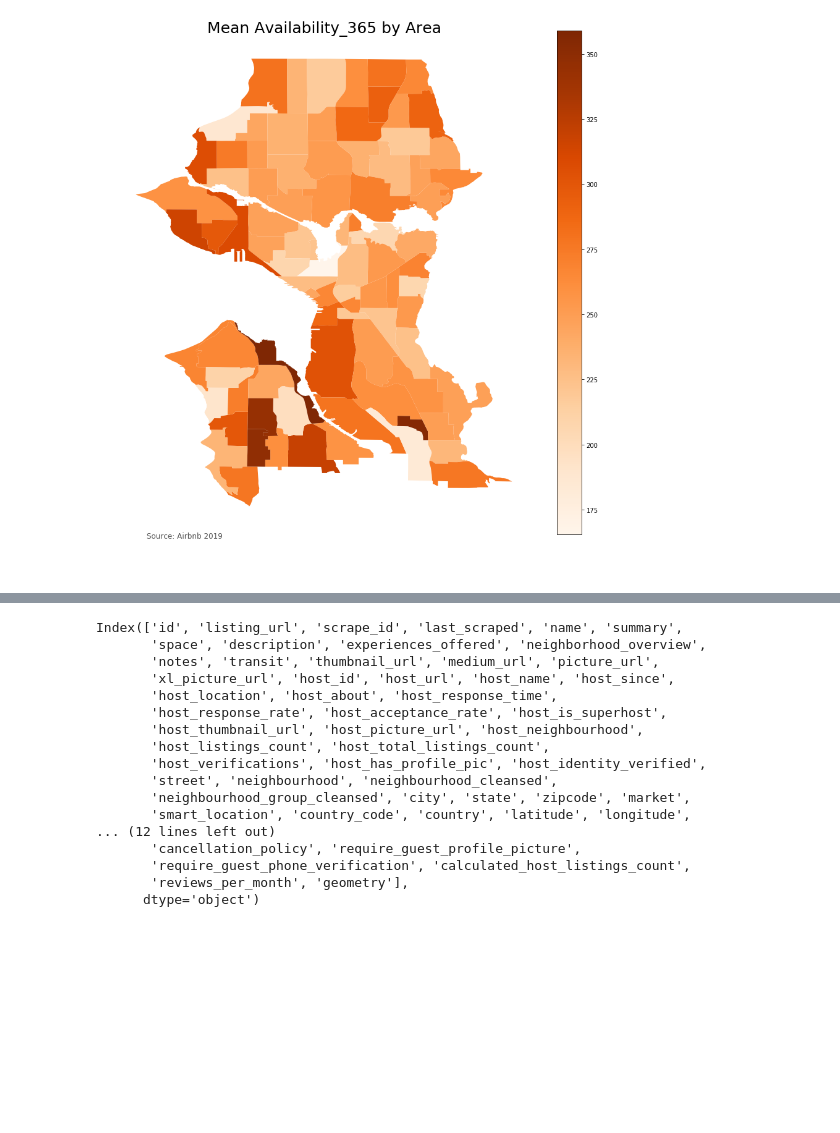
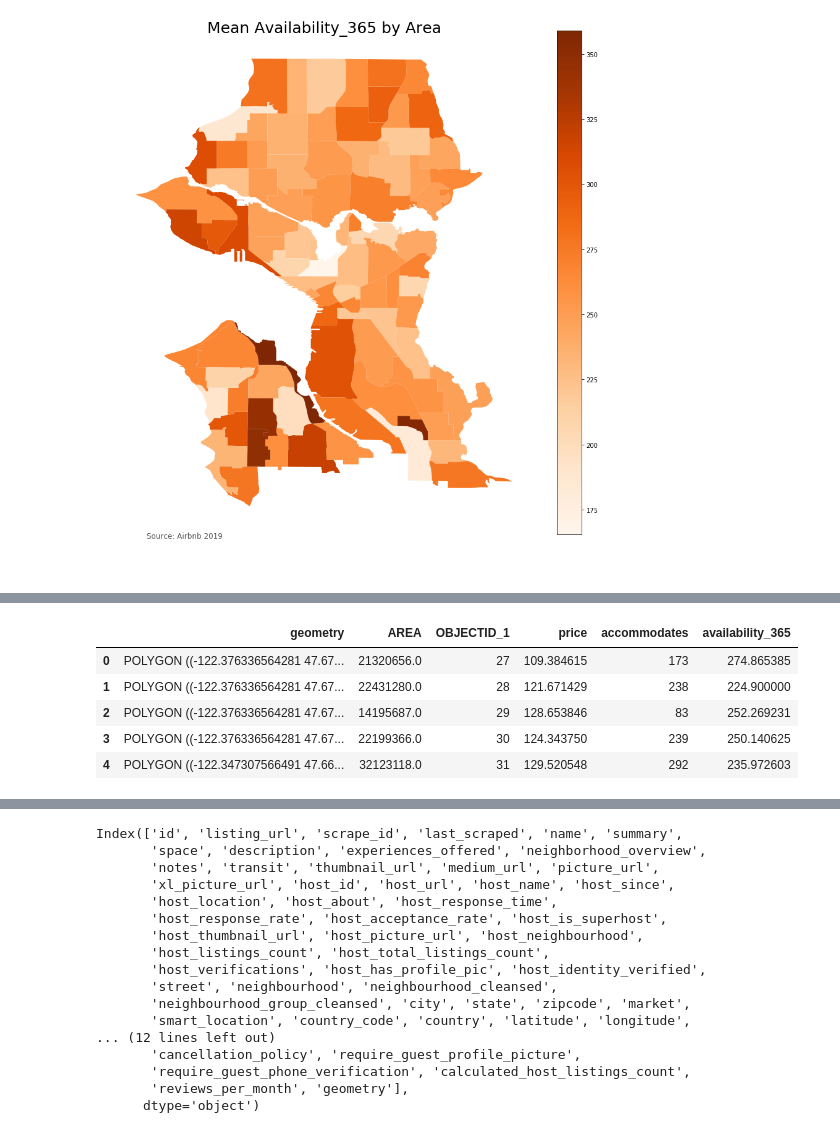
Before and after one commit to alexcbfa/AIRBNB, a Jupyter notebook: Exploratory Analysis.ipynb, the cells around one changed output, grey strips where cells are left out. Cells and saved outputs as stored; diff of their text form; code cells hidden in the pictures; blank space fills up the shorter version.

```diff
--- a/Exploratory Analysis.ipynb
+++ b/Exploratory Analysis.ipynb
@@ -97,6 +116,6 @@ prices_map = agg_feat_by_area(area_map,airbnb_within_area,'price','Purples', 'Me
 # %% [output]
 [figure]
 # %%
-Availability_map = agg_feat_by_area(area_map,airbnb_within_area,'availability_365','Oranges', 'Mean Availability_365 by Area', 'mean')
+availability_map = agg_feat_by_area(area_map,airbnb_within_area,'availability_365','Oranges', 'Mean Availability_365 by Area', 'mean')
 # %% [output]
 [figure]
@@ -102,0 +126,11 @@ Availability_map = agg_feat_by_area(area_map,airbnb_within_area,'availability_36
+# %%
+feat_map = pd.merge(prices_map, accommodates_map[['OBJECTID_1','accommodates']], on = 'OBJECTID_1', how = 'inner')
+feat_map = pd.merge(feat_map, availability_map[['OBJECTID_1','availability_365']], on = 'OBJECTID_1', how = 'inner')
+feat_map.head()
+# %% [output]
+|  | geometry | AREA | OBJECTID_1 | price | accommodates | availability_365 |
+| 0 | POLYGON ((-122.376336564281 47.67... | 21320656.0 | 27 | 109.384615 | 173 | 274.865385 |
+| 1 | POLYGON ((-122.376336564281 47.67... | 22431280.0 | 28 | 121.671429 | 238 | 224.900000 |
+| 2 | POLYGON ((-122.376336564281 47.67... | 14195687.0 | 29 | 128.653846 | 83 | 252.269231 |
+| 3 | POLYGON ((-122.376336564281 47.67... | 22199366.0 | 30 | 124.343750 | 239 | 250.140625 |
+| 4 | POLYGON ((-122.347307566491 47.66... | 32123118.0 | 31 | 129.520548 | 292 | 235.972603 |
```
Also changed, not shown: parts of 6 cells of this notebook.
